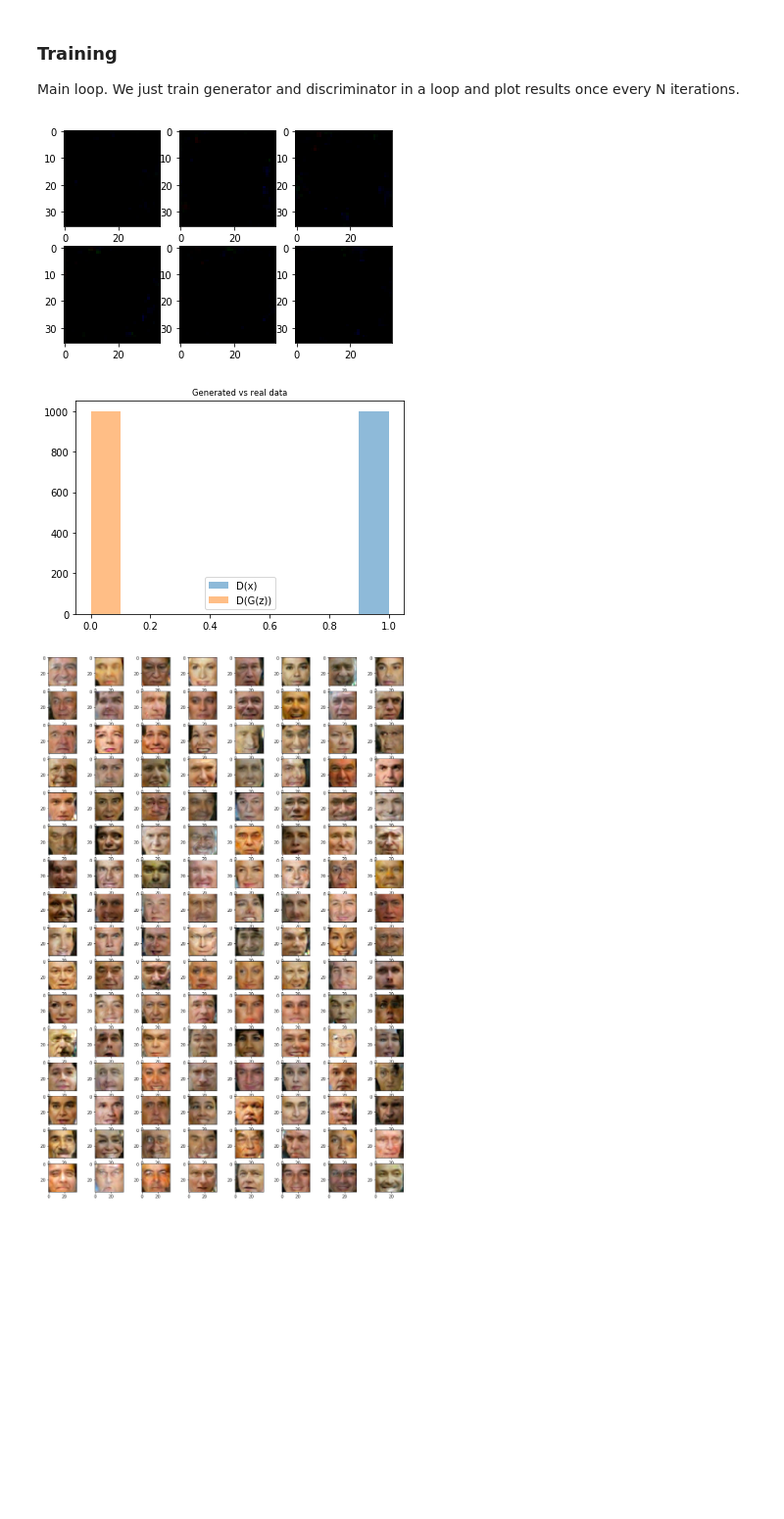
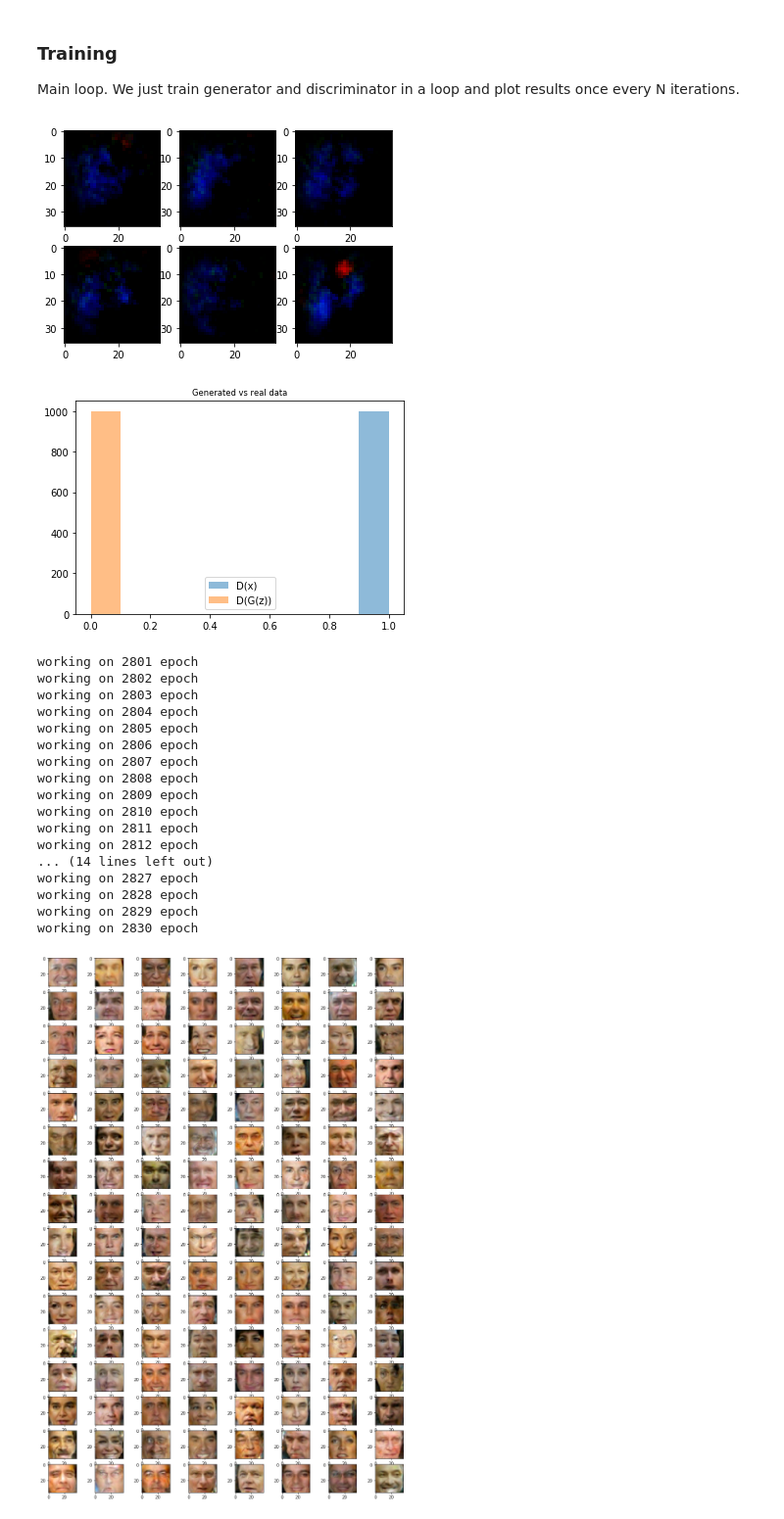
Before and after one commit to las1982/intro-to-dl, a Jupyter notebook: week4/Adversarial-task.ipynb, the cells around one changed output. Shown: that part at 98% size. Saved outputs shown, nothing was run; the diff lists cells and outputs as text; code cells hidden in the pictures; blank space fills up the shorter version.

```diff
--- a/week4/Adversarial-task.ipynb
+++ b/week4/Adversarial-task.ipynb
@@ -202,26 +204,43 @@ We just train generator and discriminator in a loop and plot results once every
 # %%
 from IPython import display
 from tqdm import tnrange
 
-for epoch in tnrange(50000):
+for epoch in tnrange(15000):
 
     feed_dict = {
         real_data:sample_data_batch(100),
         noise:sample_noise_batch(100)
     }
-
+    print("working on", epoch, "epoch")
     for i in range(5):
         s.run(disc_optimizer,feed_dict)
 
     s.run(gen_optimizer,feed_dict)
 
     if epoch %100==0:
         display.clear_output(wait=True)
         sample_images(2,3,True)
         sample_probas(1000)
 # %% [output]
-[figure, old version]
+[figure, new version]
 [figure]
+working on 2801 epoch
+working on 2802 epoch
+working on 2803 epoch
+working on 2804 epoch
+working on 2805 epoch
+working on 2806 epoch
+working on 2807 epoch
+working on 2808 epoch
+working on 2809 epoch
+working on 2810 epoch
+working on 2811 epoch
+working on 2812 epoch
+... (14 lines left out)
+working on 2827 epoch
+working on 2828 epoch
+working on 2829 epoch
+working on 2830 epoch
 # %%
 from submit_honor import submit_honor
 submit_honor((generator, discriminator), <YOUR_EMAIL>, <YOUR_TOKEN>)
```
Also changed, not shown: parts of 2 cells of this notebook, 2 other files.
